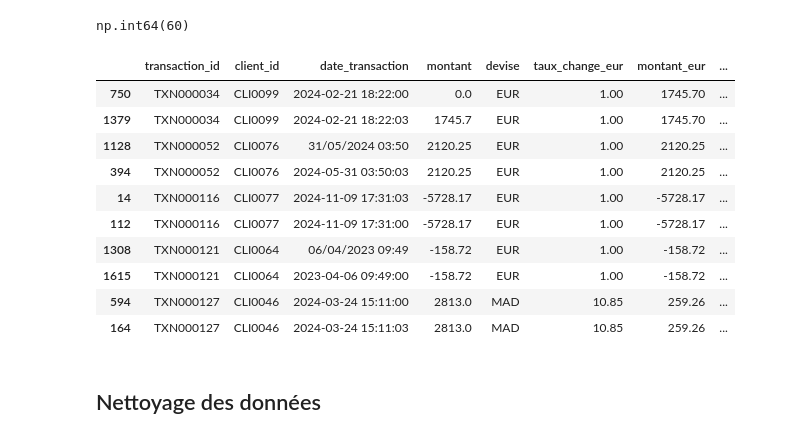
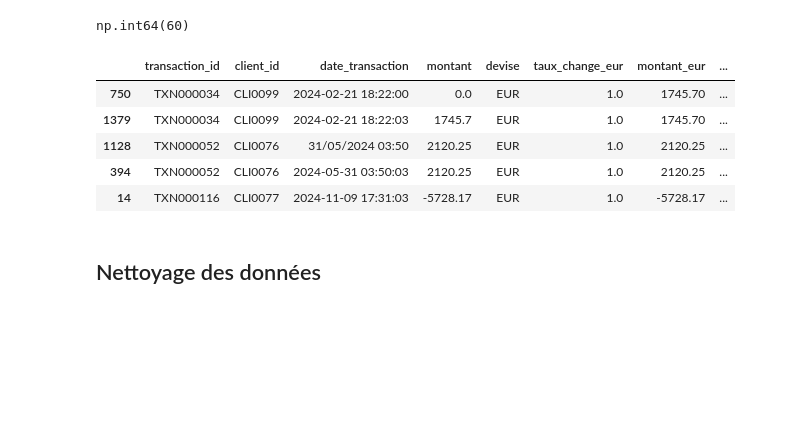
Before and after one commit to yup-py/Bank-Transaction-Audit-and-ETL-Pipeline, a Jupyter notebook: bank_transactions_pipeline.ipynb, the cells around one changed output. Cells and saved outputs as stored; diff of their text form; code cells hidden in the pictures; blank space fills up the shorter version.

```diff
--- a/bank_transactions_pipeline.ipynb
+++ b/bank_transactions_pipeline.ipynb
@@ -97,19 +97,14 @@ df.duplicated(subset="transaction_id").sum()
 np.int64(60)
 # %%
 duplicates = df[df.duplicated(subset="transaction_id", keep=False)]
-display(duplicates.sort_values("transaction_id").head(10))
+display(duplicates.sort_values("transaction_id").head(5))
 # %% [output]
 |  | transaction_id | client_id | date_transaction | montant | devise | taux_change_eur | montant_eur | ... |
-| 750 | TXN000034 | CLI0099 | 2024-02-21 18:22:00 | 0.0 | EUR | 1.00 | 1745.70 | ... |
-| 1379 | TXN000034 | CLI0099 | 2024-02-21 18:22:03 | 1745.7 | EUR | 1.00 | 1745.70 | ... |
-| 1128 | TXN000052 | CLI0076 | 31/05/2024 03:50 | 2120.25 | EUR | 1.00 | 2120.25 | ... |
-| 394 | TXN000052 | CLI0076 | 2024-05-31 03:50:03 | 2120.25 | EUR | 1.00 | 2120.25 | ... |
-| 14 | TXN000116 | CLI0077 | 2024-11-09 17:31:03 | -5728.17 | EUR | 1.00 | -5728.17 | ... |
-| 112 | TXN000116 | CLI0077 | 2024-11-09 17:31:00 | -5728.17 | EUR | 1.00 | -5728.17 | ... |
-| 1308 | TXN000121 | CLI0064 | 06/04/2023 09:49 | -158.72 | EUR | 1.00 | -158.72 | ... |
-| 1615 | TXN000121 | CLI0064 | 2023-04-06 09:49:00 | -158.72 | EUR | 1.00 | -158.72 | ... |
-| 594 | TXN000127 | CLI0046 | 2024-03-24 15:11:00 | 2813.0 | MAD | 10.85 | 259.26 | ... |
-| 164 | TXN000127 | CLI0046 | 2024-03-24 15:11:03 | 2813.0 | MAD | 10.85 | 259.26 | ... |
+| 750 | TXN000034 | CLI0099 | 2024-02-21 18:22:00 | 0.0 | EUR | 1.0 | 1745.70 | ... |
+| 1379 | TXN000034 | CLI0099 | 2024-02-21 18:22:03 | 1745.7 | EUR | 1.0 | 1745.70 | ... |
+| 1128 | TXN000052 | CLI0076 | 31/05/2024 03:50 | 2120.25 | EUR | 1.0 | 2120.25 | ... |
+| 394 | TXN000052 | CLI0076 | 2024-05-31 03:50:03 | 2120.25 | EUR | 1.0 | 2120.25 | ... |
+| 14 | TXN000116 | CLI0077 | 2024-11-09 17:31:03 | -5728.17 | EUR | 1.0 | -5728.17 | ... |
 # %% [markdown]
 ## Nettoyage des données
 # %% [markdown]
```
Also changed, not shown: parts of 39 cells of this notebook, 1 other file.
